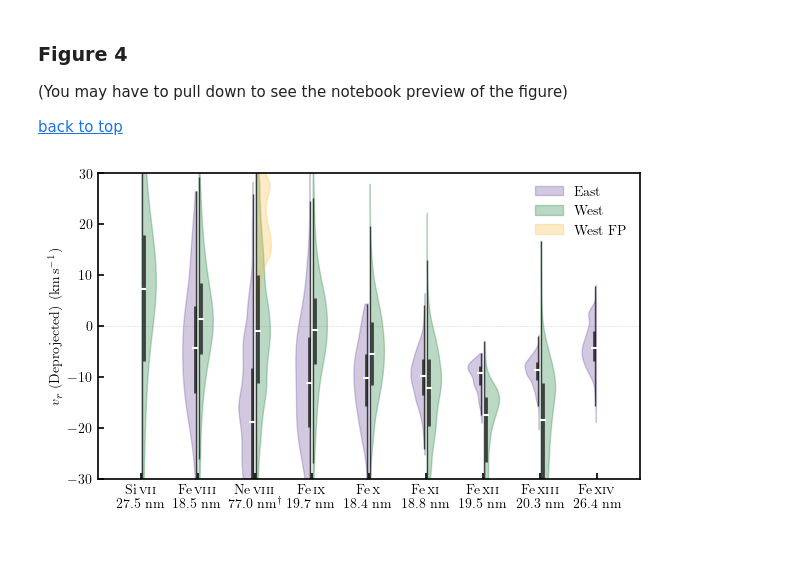
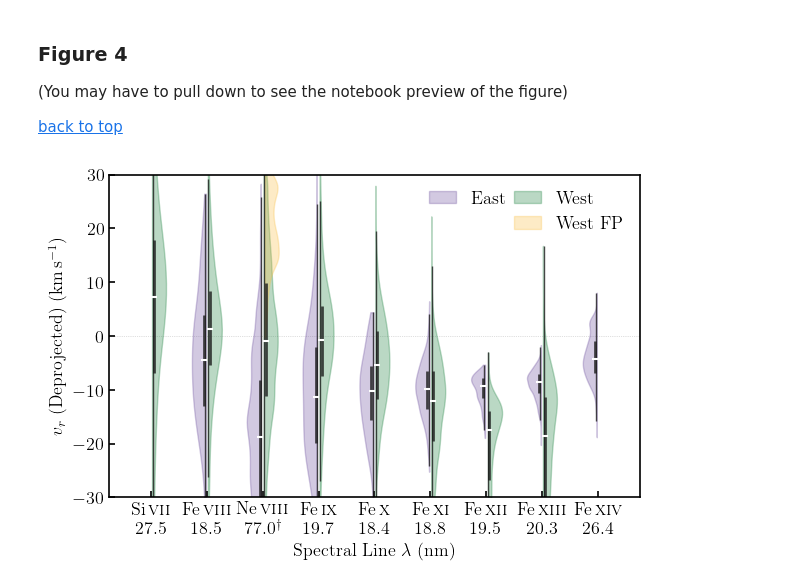
Before and after one commit to yjzhu-solar/EIS_DKIST_SolO, a Jupyter notebook: ipynb/ms_eis_eui_upflow/eis_spice_doppler_vs_tmax.ipynb, the cells around one changed output. Drawn from its saved outputs; the diff is of its cells as text; code cells hidden in the pictures; blank space fills up the shorter version.

```diff
--- a/ipynb/ms_eis_eui_upflow/eis_spice_doppler_vs_tmax.ipynb
+++ b/ipynb/ms_eis_eui_upflow/eis_spice_doppler_vs_tmax.ipynb
@@ -125,7 +126,7 @@ INFO: Obtained JPL HORIZONS location for Solar Orbiter (spacecraft) (-144 [sunpy
 [back to top](#notebook-top)
 # %%
 with rc_context(ms_style_dict):
-    fig, ax = plt.subplots(layout='constrained', figsize=(6,3.5))
+    fig, ax = plt.subplots(layout='constrained', figsize=(6,4))
 
     labels = [r'Si\,\textsc{vii} 27.5', r'Fe\,\textsc{viii} 18.5', r'Ne\,\textsc{viii} 77.0', r'Fe\,\textsc{ix} 19.7',
               r'Fe\,\textsc{x} 18.4', r'Fe\,\textsc{xi} 18.8', r'Fe\,\textsc{xii} 19.5', r'Fe\,\textsc{xiii} 20.3',
@@ -134,7 +135,7 @@ with rc_context(ms_style_dict):
     for ii, label in enumerate(labels):
         label_split = label.split(' ')
         if len(label_split) == 2:
-            label = label_split[0] + '\n' + label_split[1] + r' nm'
+            label = label_split[0] + '\n' + label_split[1]# + r'\,nm'
             labels[ii] = label
 
     labels[2] = labels[2] + r'\textsuperscript{\textdagger}'
@@ -220,33 +221,38 @@ with rc_context(ms_style_dict):
     east_whiskers_min, east_whiskers_max = east_whiskers[:, 0], east_whiskers[:, 1]
 
     ln_quart_east = ax.vlines(position_east, east_quartile1, east_quartile3, color='#1C1C1C', linestyle='-', lw=2,
                             alpha=0.8)
     ln_quart_east.set_offsets([-3.05,0])
     ln_whisker_east = ax.vlines(position_east, east_whiskers_min, east_whiskers_max, color='#1C1C1C', linestyle='-', lw=1,
                             alpha=0.8)
     ln_whisker_east.set_offsets([-1.6,0])
     ln_median_east = ax.scatter(position_east-5.2/100, east_medians, marker='_', color='white', s=15,zorder=5)
 
 
-    legs = ax.legend([vp_east['bodies'][0], vp_west['bodies'][0], vp_west_loop['bodies'][0]], ['East', 'West', 'West FP'], frameon=False)
+    legs = ax.legend([vp_east['bodies'][0], mlines.Line2D([], [], color="none"),
+                      vp_west['bodies'][0], vp_west_loop['bodies'][0]],
+                     ['East', '', 'West', 'West FP'], frameon=False, ncol=2, fontsize=13,
+                     columnspacing=0.5, handlelength=1.5)
 
     # renderer = fig.canvas.get_renderer()
     # shift = max([t.get_window_extent(renderer).width for t in legs.get_texts()])
     # for t in legs.get_texts():
     #     text_width = t.get_window_extent().width
     #     t.set_position((shift - text_width,0))
     # for patch_ in legs.get_patches():
     #     patch_.set_x(shift - text_width)
 
 
     ax.axhline(0, color='grey', lw=0.5, ls=':',alpha=0.5, zorder=0)
 
     ax.set_xticks(np.arange(1, len(labels) + 1), labels=labels)
     ax.set_xlim(0.25, len(labels) + 0.75)
+    ax.tick_params(labelsize=13)
     ax.set_ylim(-30,30)
-    ax.set_ylabel(r'$v_{r}\ \mathrm{(Deprojected)}\ \mathrm{(km\,s^{-1})}$')
+    ax.set_ylabel(r'$v_{r}\ \mathrm{(Deprojected)}\ \mathrm{(km\,s^{-1})}$', fontsize=13)
+    ax.set_xlabel(r"Spectral Line $\lambda\ \mathrm{(nm)}$", fontsize=13)
 
     plt.savefig('../../figs/ms_eis_eui_upflow/eis_spice_doppler_vs_tmax.pdf', dpi=300, bbox_inches='tight')
     plt.show()
 # %% [output]
-[figure, old version]
+[figure, new version]
```
Also changed, not shown: parts of 1 cell of this notebook, 24 other files.
